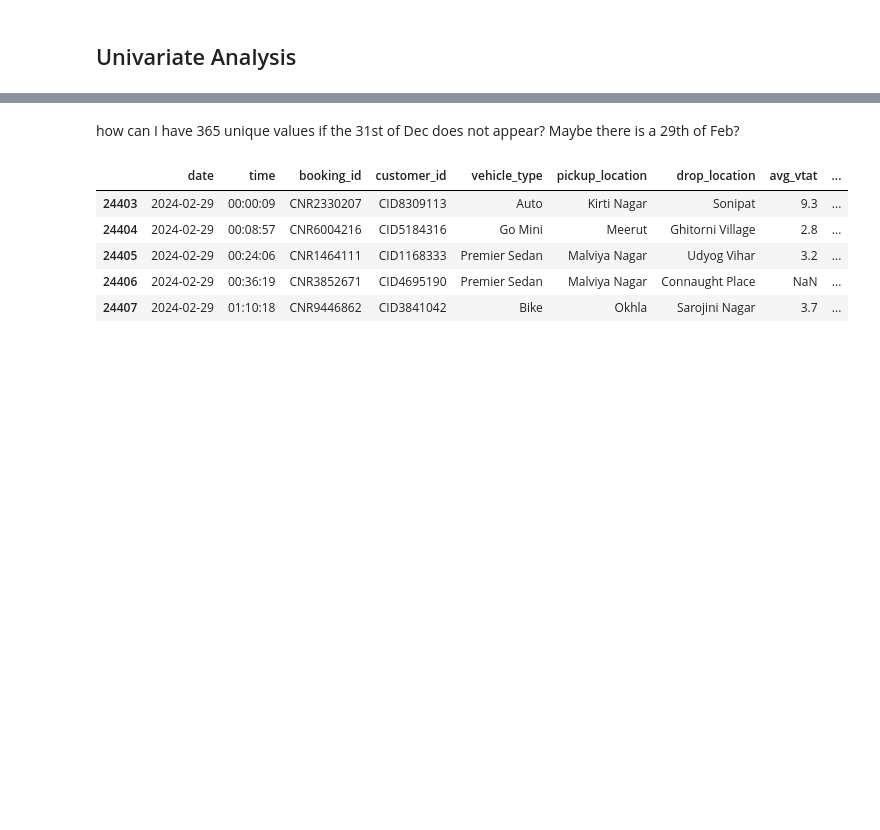
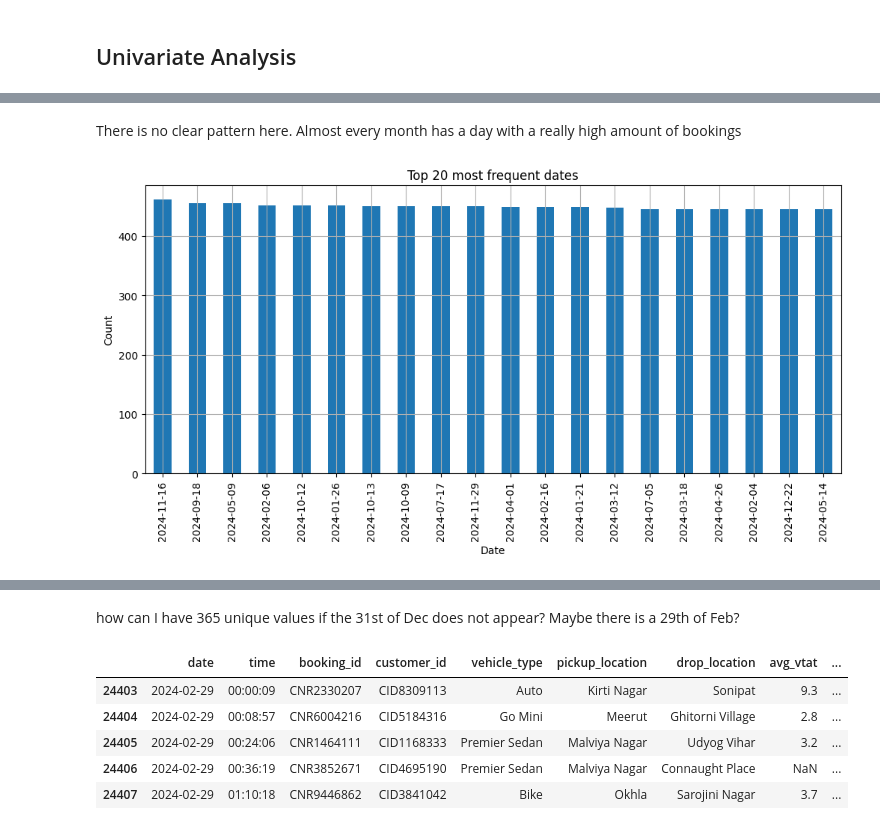
Before and after one commit to amaldu/uber-ride-cancellation-prediction, a Jupyter notebook: uber-analysis/notebooks/03_eda.ipynb, the cells around one changed output, grey strips where cells are left out. Drawn from its saved outputs; the diff is of its cells as text; code cells hidden in the pictures; blank space fills up the shorter version.

```diff
--- a/uber-analysis/notebooks/03_eda.ipynb
+++ b/uber-analysis/notebooks/03_eda.ipynb
@@ -308,0 +254,4 @@ stats
+# %%
+date_counts = data['date'].value_counts()
+print("\nTop 20 most frequent dates:")
+date_counts.head(20)
@@ -308,0 +277,12 @@ stats
+# %% [markdown]
+There is no clear pattern here. Almost every month has a day with a really high amount of bookings
+# %%
+plt.figure(figsize=(12,5))
+date_counts.head(20).plot(kind='bar')
+plt.title("Top 20 most frequent dates")
+plt.xlabel("Date")
+plt.ylabel("Count")
+plt.grid()
+plt.show()
+# %% [output]
+[figure, added]
```
Also changed, not shown: parts of 40 cells of this notebook.
